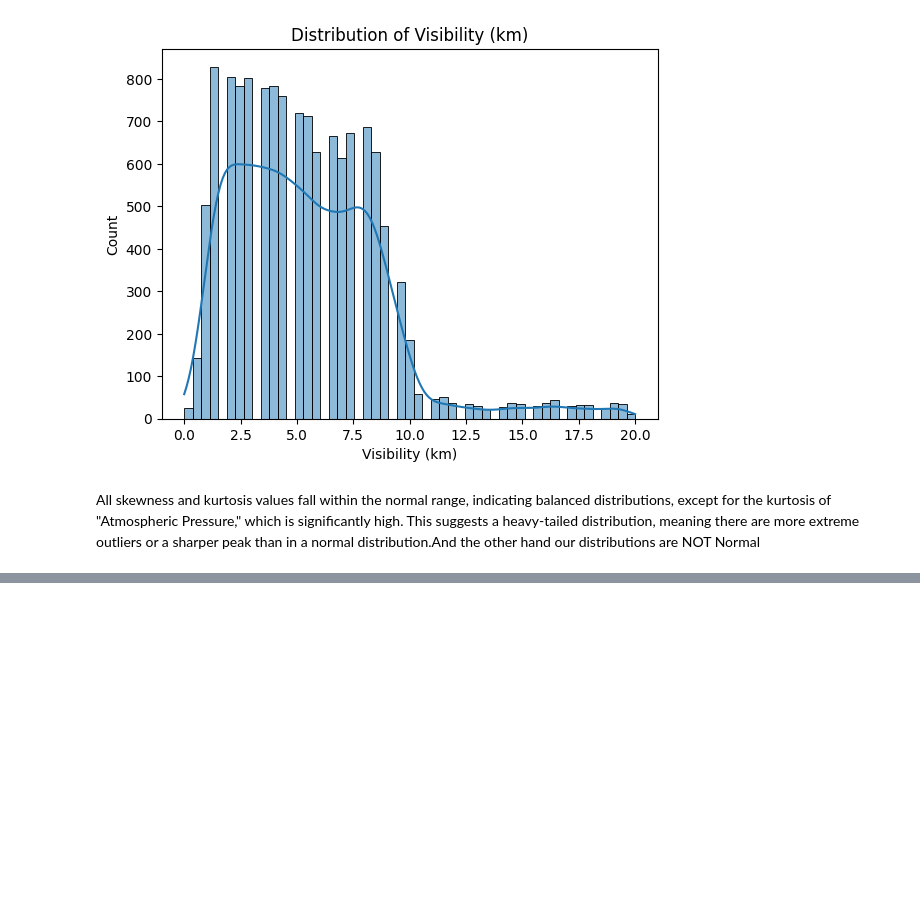
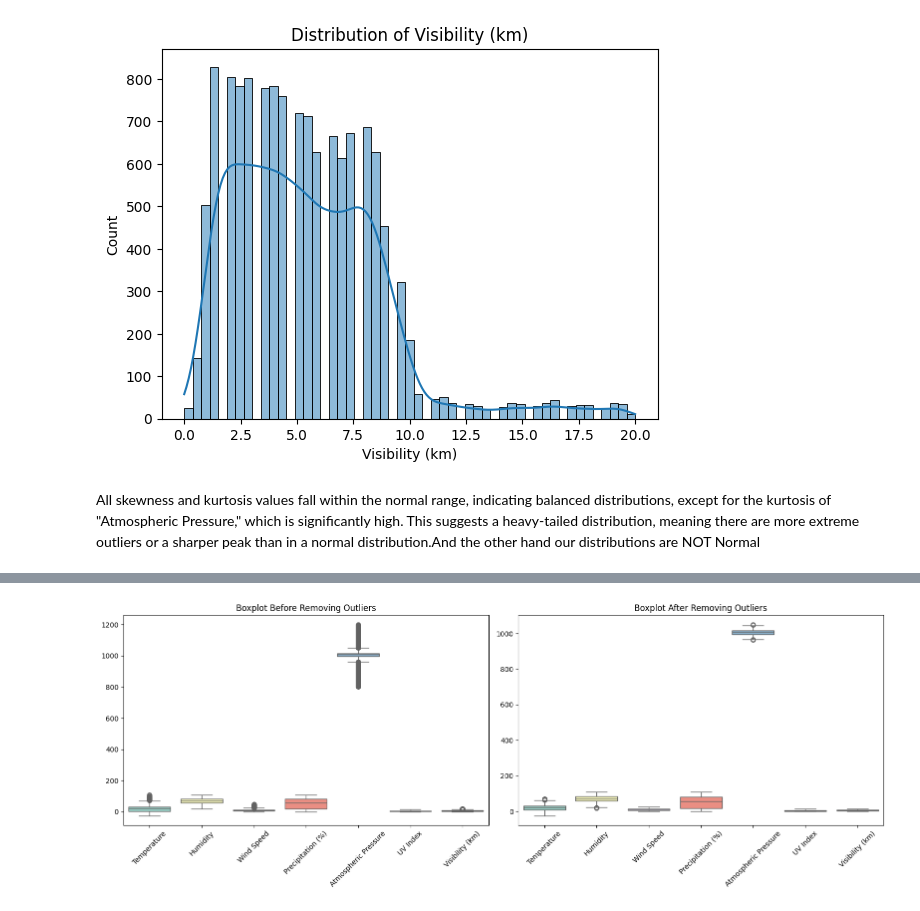
Before and after one commit to Farazmghm/Business-Machine-Learning-and-EDA, a Jupyter notebook: weahter_prediction.ipynb, the cells around one changed output, grey strips where cells are left out. Cells and saved outputs as stored; diff of their text form; code cells hidden in the pictures; blank space fills up the shorter version.

```diff
--- a/weahter_prediction.ipynb
+++ b/weahter_prediction.ipynb
@@ -246,0 +390,17 @@ All skewness and kurtosis values fall within the normal range, indicating balanc
+# %%
+fig, axes = plt.subplots(1, 2, figsize=(16, 6))
+
+# Boxplot before removing outliers
+sns.boxplot(data=numeric_df, palette="Set3", ax=axes[0])
+axes[0].set_title('Boxplot Before Removing Outliers')
+axes[0].tick_params(axis='x', rotation=45)
+
+# Boxplot after removing outliers
+sns.boxplot(data=df_cleaned.select_dtypes(include='number'), palette="Set3", ax=axes[1])
+axes[1].set_title('Boxplot After Removing Outliers')
+axes[1].tick_params(axis='x', rotation=45)
+
+plt.tight_layout()
+plt.show()
+# %% [output]
+[figure, added]
```
Also changed, not shown: parts of 6 cells of this notebook.
